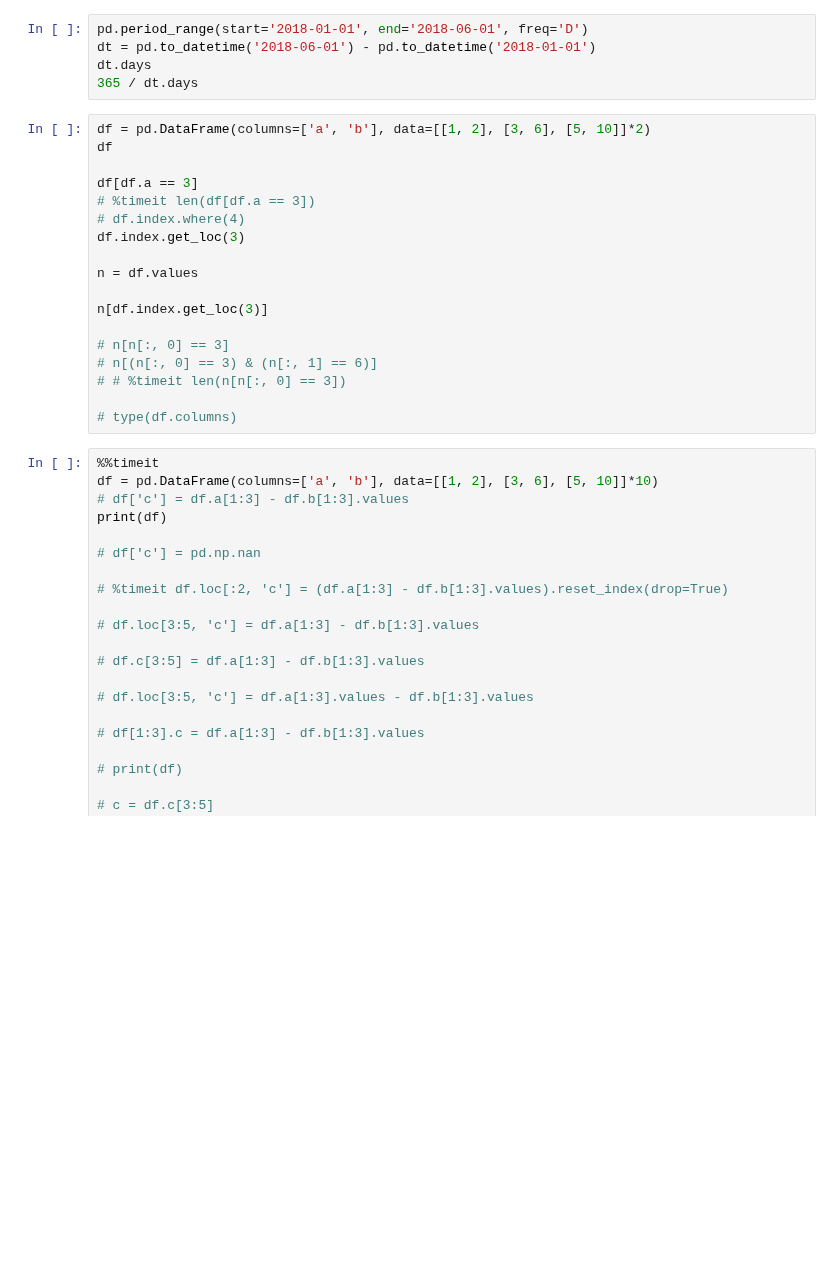
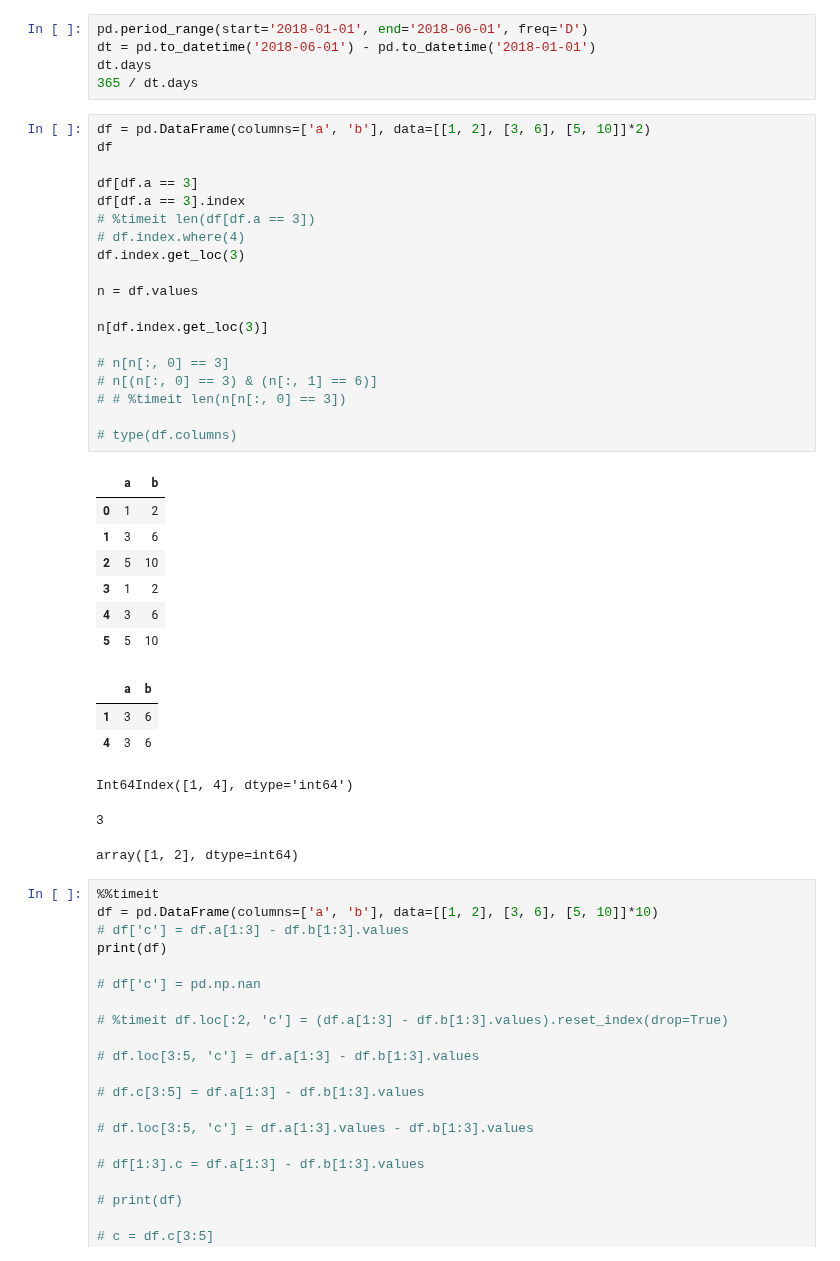
Before and after one commit to dxcv/ML4M, a Jupyter notebook: notebook/test.ipynb, the cells around one changed output. Drawn from its saved outputs; the diff is of its cells as text; blank space fills up the shorter version.

```diff
--- a/notebook/test.ipynb
+++ b/notebook/test.ipynb
@@ -170,21 +181,36 @@ dt.days
 # %%
 df = pd.DataFrame(columns=['a', 'b'], data=[[1, 2], [3, 6], [5, 10]]*2)
 df
 
 df[df.a == 3]
+df[df.a == 3].index
 # %timeit len(df[df.a == 3])
 # df.index.where(4)
 df.index.get_loc(3)
 
 n = df.values
 
 n[df.index.get_loc(3)]
 
 # n[n[:, 0] == 3]
 # n[(n[:, 0] == 3) & (n[:, 1] == 6)]
 # # %timeit len(n[n[:, 0] == 3])
 
 # type(df.columns)
+# %% [output]
+|  | a | b |
+| 0 | 1 | 2 |
+| 1 | 3 | 6 |
+| 2 | 5 | 10 |
+| 3 | 1 | 2 |
+| 4 | 3 | 6 |
+| 5 | 5 | 10 |
+|  | a | b |
+| 1 | 3 | 6 |
+| 4 | 3 | 6 |
+Int64Index([1, 4], dtype='int64')
+3
+array([1, 2], dtype=int64)
 # %%
 %%timeit
 df = pd.DataFrame(columns=['a', 'b'], data=[[1, 2], [3, 6], [5, 10]]*10)
```
Also changed, not shown: parts of 1 cell of this notebook, 1 other file.
